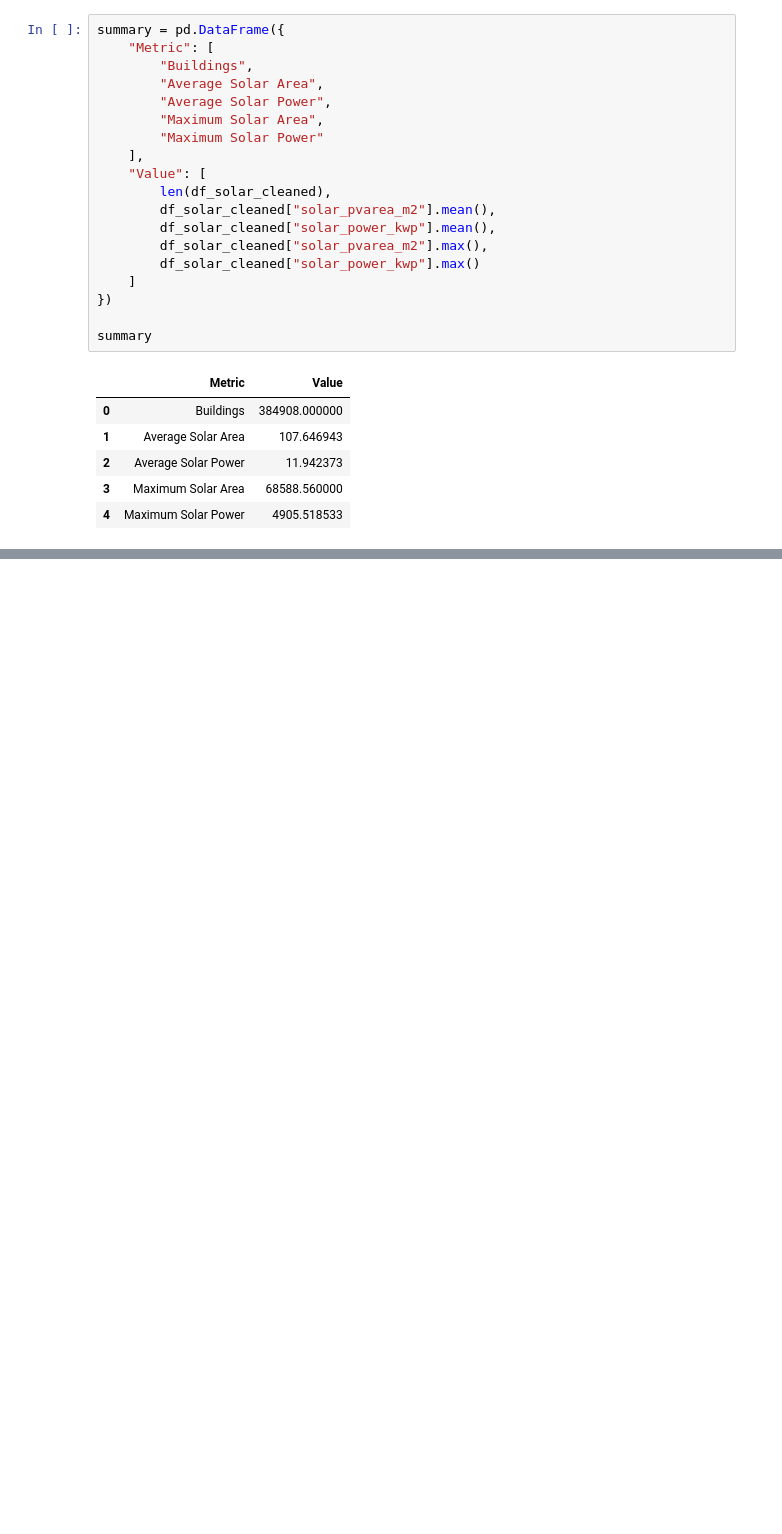
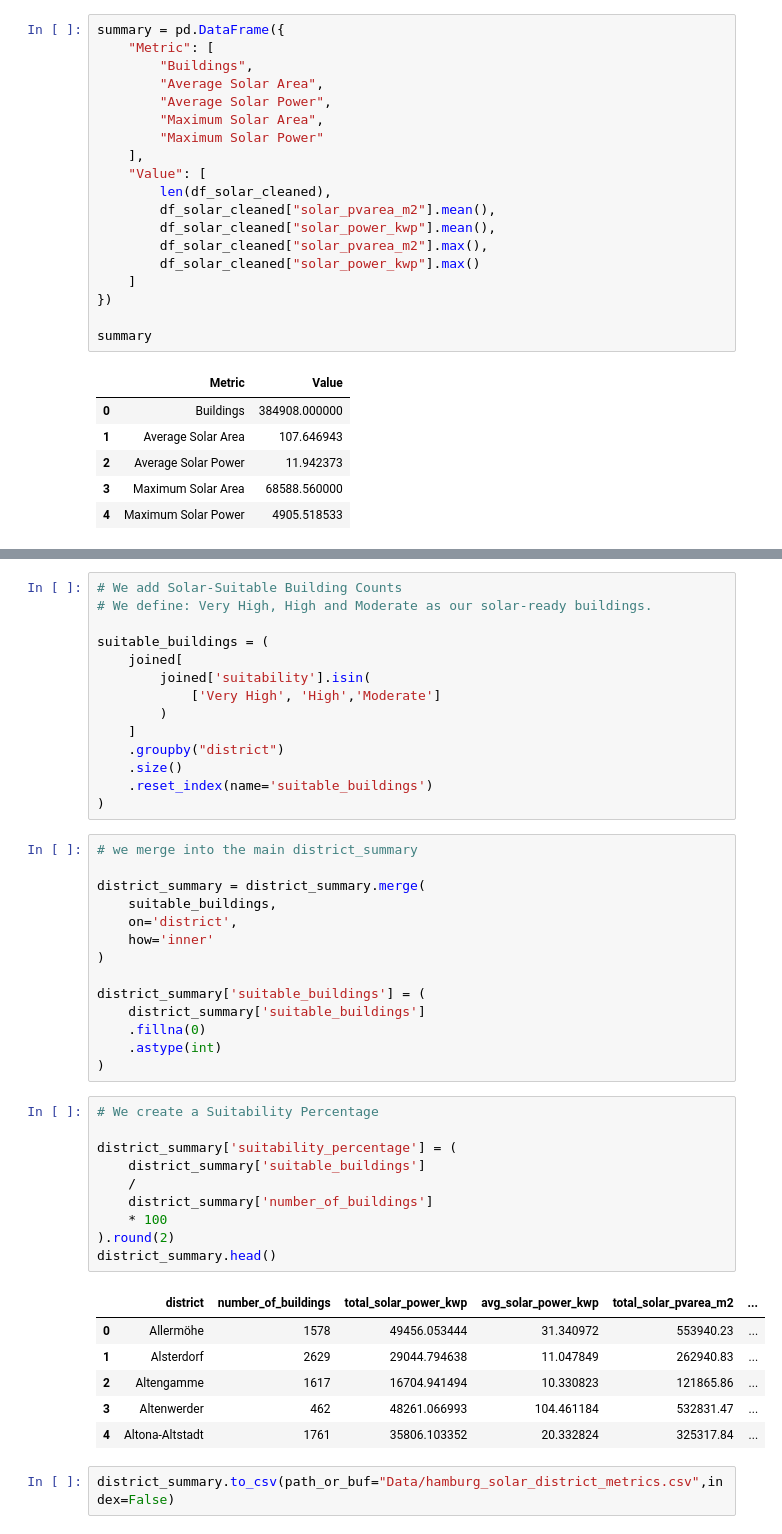
Before and after one commit to Dhru1999/hamburg-solar-app, a Jupyter notebook: data_cleaning.ipynb, the cells around one changed output, grey strips where cells are left out. Drawn from its saved outputs; the diff is of its cells as text; blank space fills up the shorter version.

```diff
--- a/data_cleaning.ipynb
+++ b/data_cleaning.ipynb
@@ -484,0 +642,47 @@ summary
+# %%
+# We add Solar-Suitable Building Counts
+# We define: Very High, High and Moderate as our solar-ready buildings.
+
+suitable_buildings = (
+    joined[
+        joined['suitability'].isin(
+            ['Very High', 'High','Moderate']
+        )
+    ]
+    .groupby("district")
+    .size()
+    .reset_index(name='suitable_buildings')
+)
+# %%
+# we merge into the main district_summary
+
+district_summary = district_summary.merge(
+    suitable_buildings,
+    on='district',
+    how='inner'
+)
+
+district_summary['suitable_buildings'] = (
+    district_summary['suitable_buildings']
+    .fillna(0)
+    .astype(int)
+)
+# %%
+# We create a Suitability Percentage
+
+district_summary['suitability_percentage'] = (
+    district_summary['suitable_buildings']
+    /
+    district_summary['number_of_buildings']
+    * 100
+).round(2)
+district_summary.head()
+# %% [output]
+|  | district | number_of_buildings | total_solar_power_kwp | avg_solar_power_kwp | total_solar_pvarea_m2 | ... |
+| 0 | Allermöhe | 1578 | 49456.053444 | 31.340972 | 553940.23 | ... |
+| 1 | Alsterdorf | 2629 | 29044.794638 | 11.047849 | 262940.83 | ... |
+| 2 | Altengamme | 1617 | 16704.941494 | 10.330823 | 121865.86 | ... |
+| 3 | Altenwerder | 462 | 48261.066993 | 104.461184 | 532831.47 | ... |
+| 4 | Altona-Altstadt | 1761 | 35806.103352 | 20.332824 | 325317.84 | ... |
+# %%
+district_summary.to_csv(path_or_buf="Data/hamburg_solar_district_metrics.csv",index=False)
```
Also changed, not shown: parts of 13 cells of this notebook.
